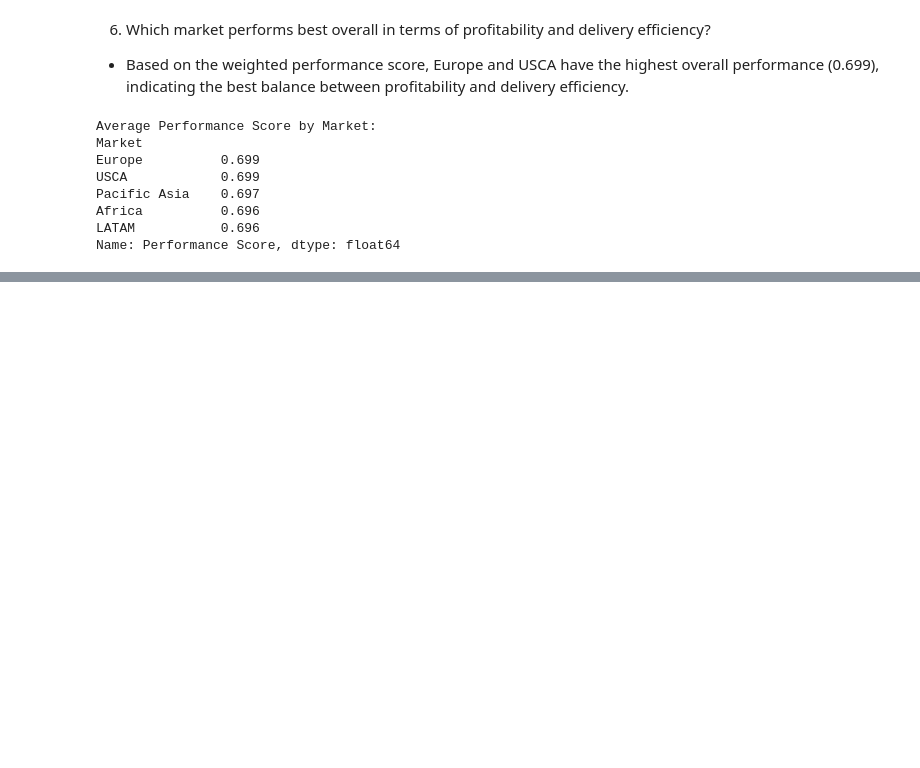
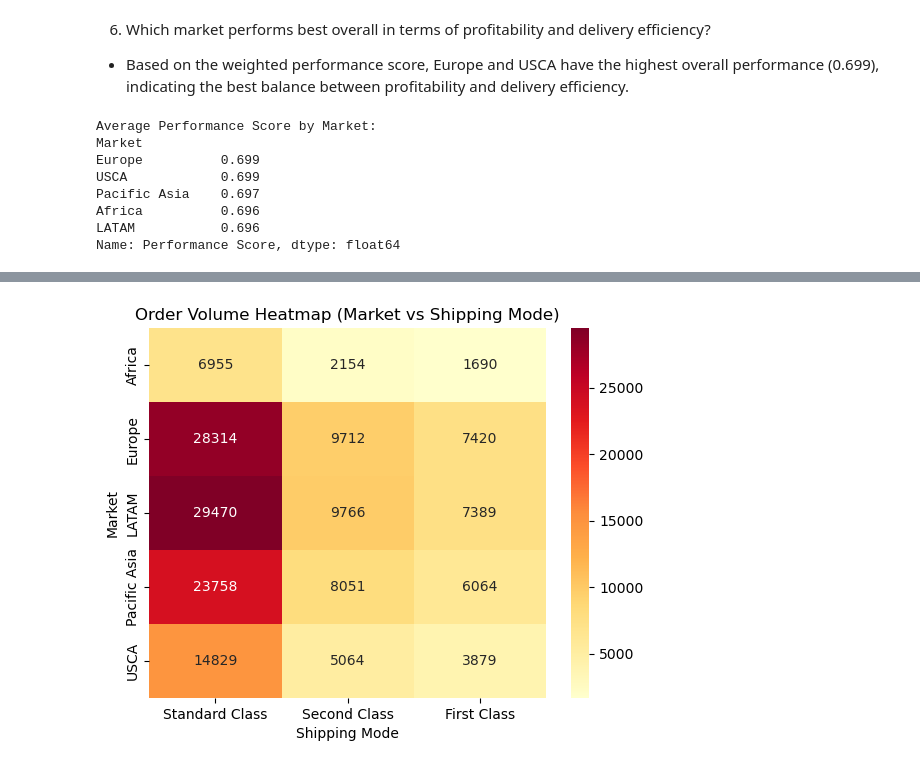
Before and after one commit to AriaRahman/PYTHON_FinalProject, a Jupyter notebook: analysis.ipynb, the cells around one changed output, grey strips where cells are left out. Drawn from its saved outputs; the diff is of its cells as text; code cells hidden in the pictures; blank space fills up the shorter version.

```diff
--- a/analysis.ipynb
+++ b/analysis.ipynb
@@ -536,0 +585,19 @@ Name: Performance Score, dtype: float64
+# %%
+#32
+
+pivot = dataset.pivot_table(
+    index='Market',
+    columns='Shipping Mode',
+    values='Sales',
+    aggfunc='count'
+)
+
+sns.heatmap(pivot, annot=True, fmt='g', cmap='YlOrRd')
+
+plt.title("Order Volume Heatmap (Market vs Shipping Mode)")
+plt.xlabel("Shipping Mode")
+plt.ylabel("Market")
+
+plt.show()
+# %% [output]
+[figure, added]
```
Also changed, not shown: parts of 7 cells of this notebook.
